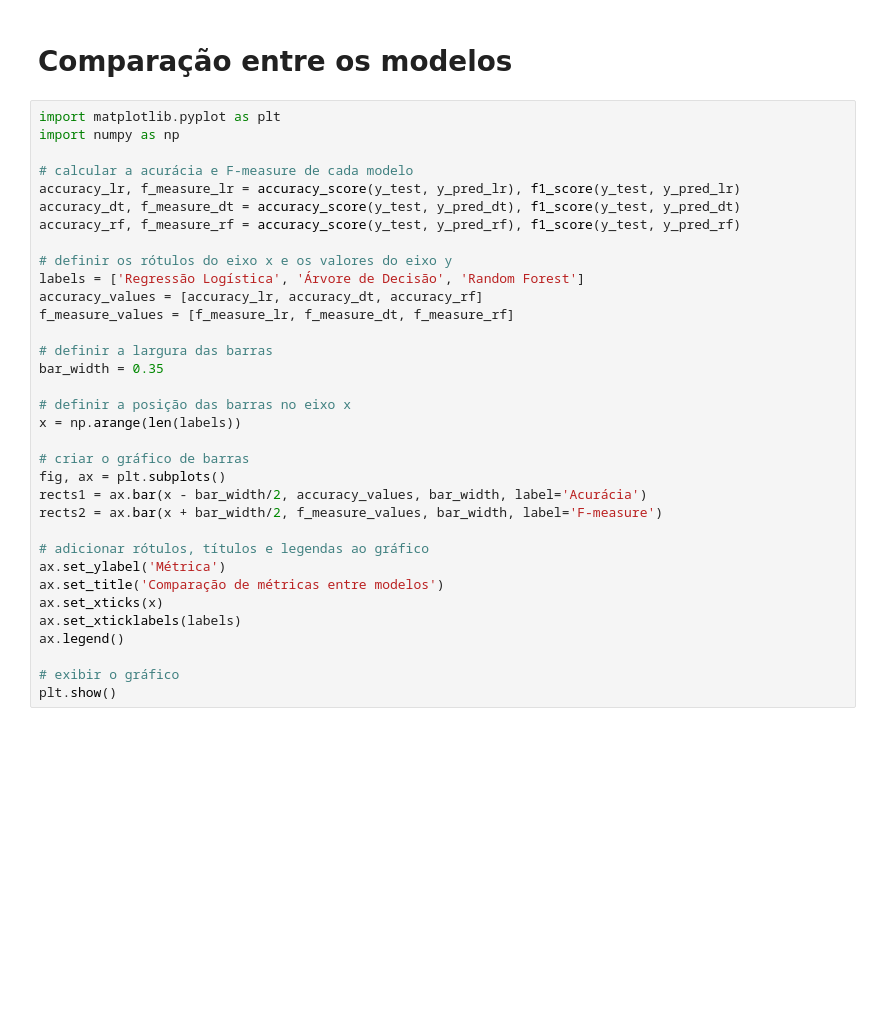
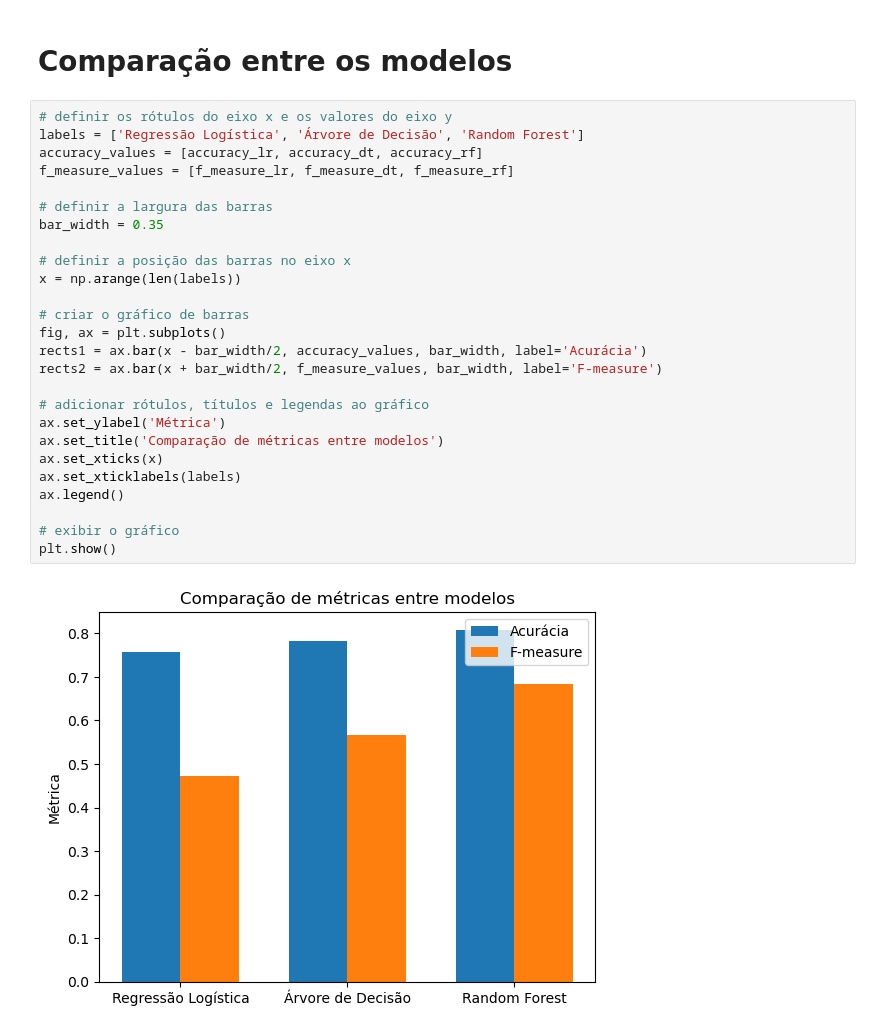
Before and after one commit to PatrickAlmeidaa/avaliacao2IA, a Jupyter notebook: avaliacao2.ipynb, the cells around one changed output. Cells and saved outputs as stored; diff of their text form; blank space fills up the shorter version.

```diff
--- a/avaliacao2.ipynb
+++ b/avaliacao2.ipynb
@@ -87,36 +100,30 @@ A F-measure do modelo de Random Forest é de 0.5454545454545454
 # %% [markdown]
 # Comparação entre os modelos
 # %%
-import matplotlib.pyplot as plt
-import numpy as np
-
-# calcular a acurácia e F-measure de cada modelo
-accuracy_lr, f_measure_lr = accuracy_score(y_test, y_pred_lr), f1_score(y_test, y_pred_lr)
-accuracy_dt, f_measure_dt = accuracy_score(y_test, y_pred_dt), f1_score(y_test, y_pred_dt)
-accuracy_rf, f_measure_rf = accuracy_score(y_test, y_pred_rf), f1_score(y_test, y_pred_rf)
-
 # definir os rótulos do eixo x e os valores do eixo y
 labels = ['Regressão Logística', 'Árvore de Decisão', 'Random Forest']
 accuracy_values = [accuracy_lr, accuracy_dt, accuracy_rf]
 f_measure_values = [f_measure_lr, f_measure_dt, f_measure_rf]
 
 # definir a largura das barras
 bar_width = 0.35
 
 # definir a posição das barras no eixo x
 x = np.arange(len(labels))
 
 # criar o gráfico de barras
 fig, ax = plt.subplots()
 rects1 = ax.bar(x - bar_width/2, accuracy_values, bar_width, label='Acurácia')
 rects2 = ax.bar(x + bar_width/2, f_measure_values, bar_width, label='F-measure')
 
 # adicionar rótulos, títulos e legendas ao gráfico
 ax.set_ylabel('Métrica')
 ax.set_title('Comparação de métricas entre modelos')
 ax.set_xticks(x)
 ax.set_xticklabels(labels)
 ax.legend()
 
 # exibir o gráfico
 plt.show()
+# %% [output]
+[figure, added]
```
Also changed, not shown: parts of 7 cells of this notebook.
